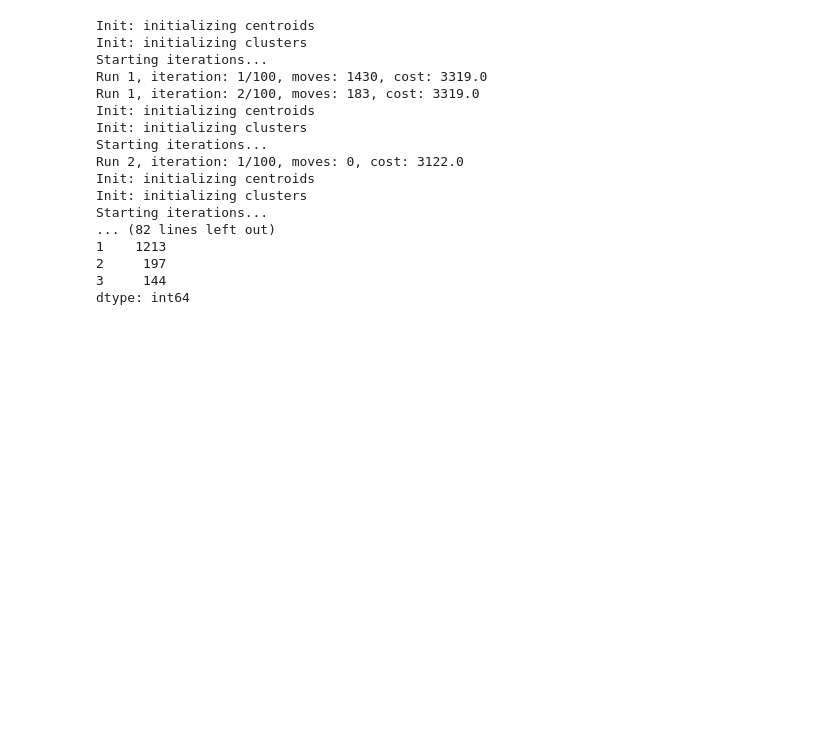
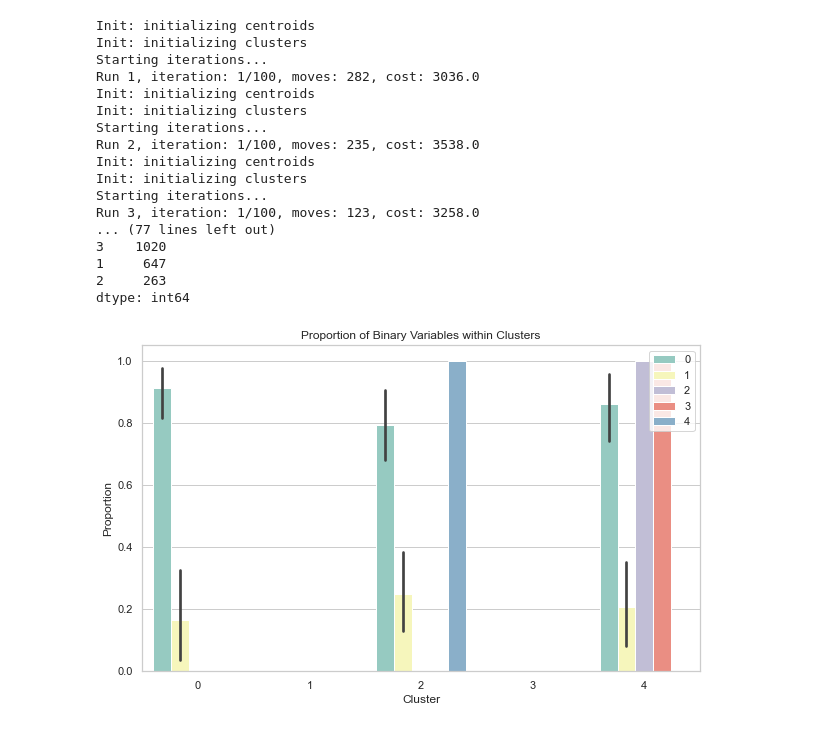
Before and after one commit to ohunger/Research_Owen-Evan-Hetanshee, a Jupyter notebook: Medication/Medication_clustering.ipynb, the cells around one changed output. Cells and saved outputs as stored; diff of their text form; code cells hidden in the pictures; blank space fills up the shorter version.

```diff
--- a/Medication/Medication_clustering.ipynb
+++ b/Medication/Medication_clustering.ipynb
@@ -22,6 +43,5 @@ data.drop(columns=["clusters"], inplace=True)
 # %%
-import numpy as np
-import pandas as pd
+
 from kmodes.kmodes import KModes
 from scipy.cluster.hierarchy import linkage, dendrogram
 
@@ -36,23 +56,59 @@ cluster_labels = kmodes.labels_
 cluster_labels_series = pd.Series(cluster_labels)
 print(cluster_labels_series.value_counts())
 
-# for i, label in enumerate(kmodes.labels_):
-#     print(f"Patient {i+1}: Cluster {label}")
+data['Cluster'] = cluster_labels
 # %% [output]
 Init: initializing centroids
 Init: initializing clusters
 Starting iterations...
-Run 1, iteration: 1/100, moves: 1430, cost: 3319.0
-Run 1, iteration: 2/100, moves: 183, cost: 3319.0
+Run 1, iteration: 1/100, moves: 282, cost: 3036.0
 Init: initializing centroids
 Init: initializing clusters
 Starting iterations...
-Run 2, iteration: 1/100, moves: 0, cost: 3122.0
+Run 2, iteration: 1/100, moves: 235, cost: 3538.0
 Init: initializing centroids
 Init: initializing clusters
 Starting iterations...
-... (82 lines left out)
-1    1213
-2     197
-3     144
+Run 3, iteration: 1/100, moves: 123, cost: 3258.0
+... (77 lines left out)
+3    1020
+1     647
+2     263
 dtype: int64
+# %%
+data['cluster'] = cluster_labels
+
+data[['Anxiety_pre', 'Anxiety_during', 'Anxiety_post', 'Depression_pre', 'Depression_during', 'Depression_post']] = data[['Anxiety_pre', 'Anxiety_during', 'Anxiety_post', 'Depression_pre', 'Depression_during', 'Depression_post']].astype('Int64').fillna(0)
+
+# data['Anxiety_Depression'] = ((data['Anxiety_pre'] | data['Anxiety_during'] | data['Anxiety_post']) & (data['Depression_pre'] | data['Depression_during'] | data['Depression_post'])).astype(int)
+
+data['Anxiety_Depression'] = ((np.bitwise_or.reduce([data['Anxiety_pre'], data['Anxiety_during'], data['Anxiety_post']])) &
+                              (np.bitwise_or.reduce([data['Depression_pre'], data['Depression_during'], data['Depression_post']]))).astype(int)
+# %%
+import seaborn as sns
+
+sns.set(style="whitegrid")
+
+# Create a new DataFrame with cluster information
+cluster_data = pd.DataFrame({'Cluster': data['cluster']})
+
+# Iterate over each binary variable and calculate its proportion within each cluster
+for column in data.columns:
+    if column != 'cluster':
+        counts = data.groupby(['cluster', column]).size().unstack()
+        proportions = counts.div(counts.sum(axis=1), axis=0)
+        cluster_data = pd.concat([cluster_data, proportions], axis=1)
+
+# Melt the DataFrame to convert it to long format for plotting
+melted_data = pd.melt(cluster_data, id_vars='Cluster', var_name='Binary Variable', value_name='Proportion')
+
+# Plot the stacked bar plot
+plt.figure(figsize=(10, 6))
+sns.barplot(x='Cluster', y='Proportion', hue='Binary Variable', data=melted_data, palette='Set3')
+plt.xlabel('Cluster')
+plt.ylabel('Proportion')
+plt.title('Proportion of Binary Variables within Clusters')
+plt.legend(loc='upper right')
+plt.show()
+# %% [output]
+[figure, added]
```
Also changed, not shown: parts of 6 cells of this notebook.
